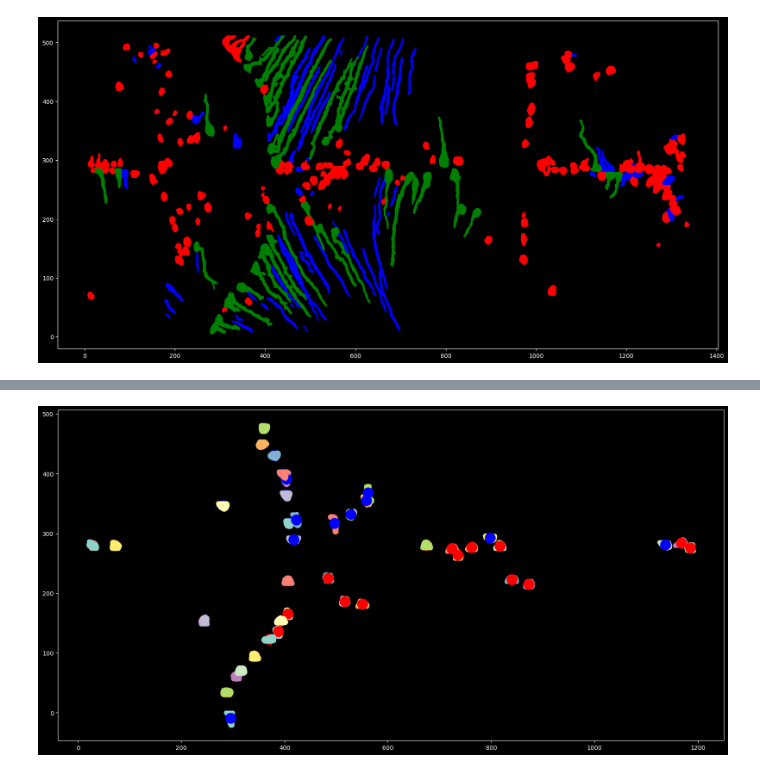
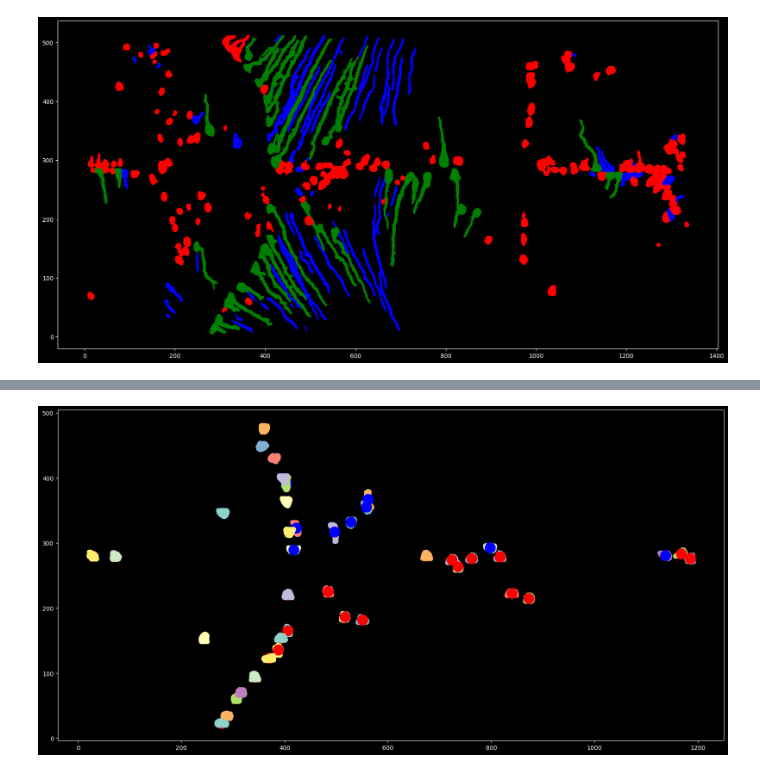
Before and after one commit to yaksilab/silver-dollop, a Jupyter notebook: src/astroglial_analysis/notebook.ipynb, the cells around one changed output, grey strips where cells are left out. Saved outputs shown, nothing was run; the diff lists cells and outputs as text; code cells hidden in the pictures.

```diff
--- a/src/astroglial_analysis/notebook.ipynb
+++ b/src/astroglial_analysis/notebook.ipynb
@@ -74,23 +81,23 @@ plt.show()
 # %%
-line_upper, body_upper = get_line(upper, masks,True)
-line_lower, body_lower = get_line(lower, masks,False)
+line_upper, body_upper = get_line(upper, masks,True,30)
+line_lower, body_lower = get_line(lower, masks,False,30)
 
 plt.figure(figsize=(20, 10))
 
 for i in range(len(line_upper)):
     plt.scatter(body_upper[i][:, 0], body_upper[i][:, 1])
 
     plt.scatter(line_upper[i][0][0], line_upper[i][0][1], c='b', s=300)
 
 
 for i in range(len(line_lower)):
     plt.scatter(body_lower[i][:, 0], body_lower[i][:, 1])
     plt.scatter(line_lower[i][0][0], line_lower[i][0][1], c='r', s=300)
 
 
 plt.show()
 # %% [output]
-[figure, old version]
+[figure, new version]
 # %%
 aligned_upper = align_regions(line_upper, masks, True)
 aligned_lower = align_regions(line_lower, masks, False)
```
Also changed, not shown: parts of 5 cells of this notebook.
